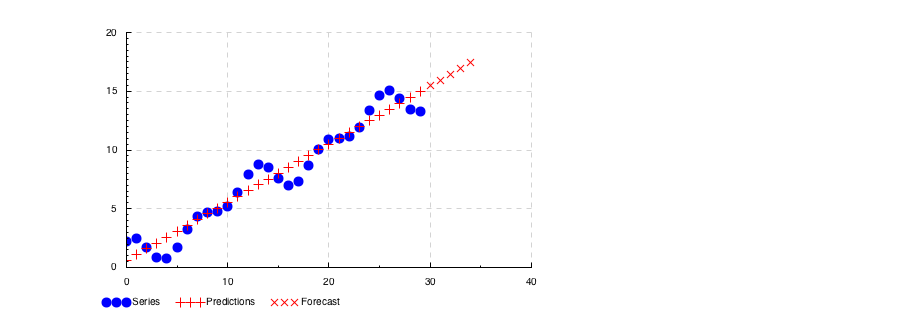
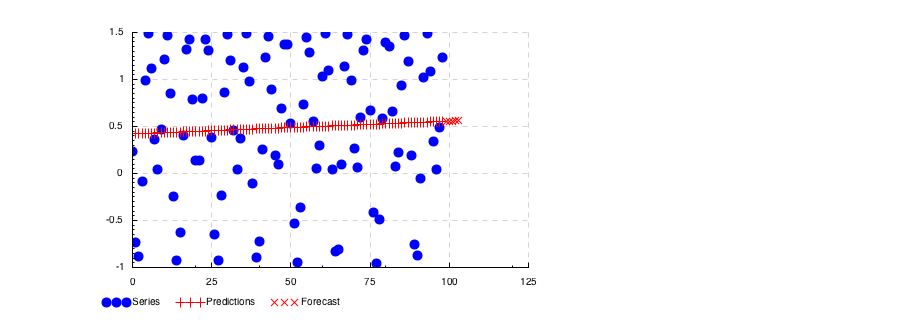
Before and after one commit to dzhus/tsa, a Jupyter notebook: notebooks/TSA.ipynb, the cells around one changed output. Drawn from its saved outputs; the diff is of its cells as text; code cells hidden in the pictures.

```diff
--- a/notebooks/TSA.ipynb
+++ b/notebooks/TSA.ipynb
@@ -15,4 +19,4 @@ TSA.plotPredictions 5 mean series
 # %%
-TSA.plotPredictions 5 linearTrend series
+TSA.plotPredictions 5 linearTrend $ diff 1 series
 # %% [output]
-[figure, old version]
+[figure, new version]
```
Also changed, not shown: parts of 3 cells of this notebook, 1 other file.
